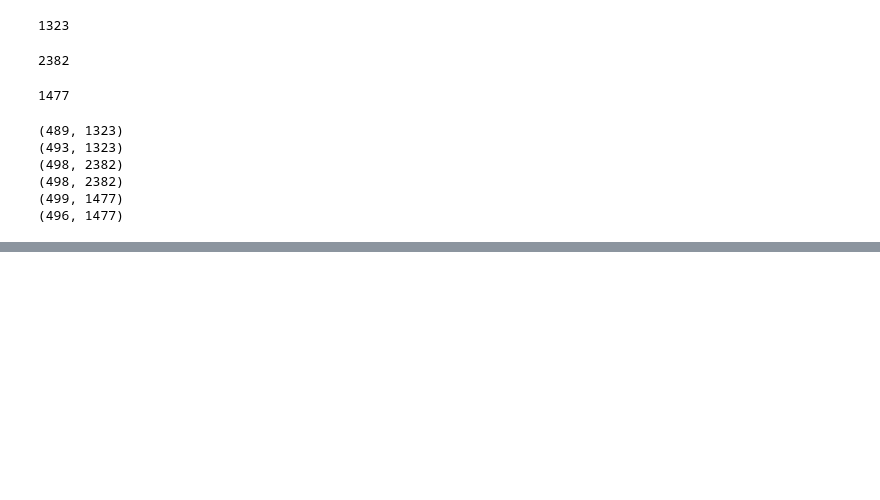
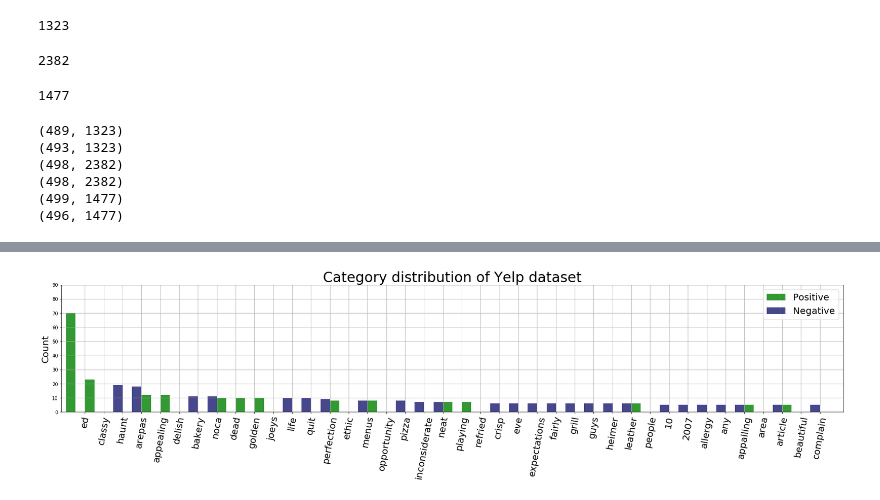
Before and after one commit to EvanYu800112/data_mining_hw_1, a Jupyter notebook: 游雅雯_106065501.ipynb, the cells around one changed output, grey strips where cells are left out. Drawn from its saved outputs; the diff is of its cells as text; code cells hidden in the pictures; blank space fills up the shorter version.

```diff
--- a/游雅雯_106065501.ipynb
+++ b/游雅雯_106065501.ipynb
@@ -291,7 +264,7 @@ yelp_del_dup_counts = yelp_CV.fit_transform(yelp_del_dup.text)
 #get the index which are disjoint words locate
 amazon_idx=myf.get_idx(amazon_words_Set,amazon_CV.get_feature_names())
 imdb_idx=myf.get_idx(imdb_words_Set,imdb_CV.get_feature_names())
-yelp_idx=myfget_idx(yelp_words_Set,yelp_CV.get_feature_names())
+yelp_idx=myf.get_idx(yelp_words_Set,yelp_CV.get_feature_names())
 # %%
 print(amazon_del_dup_counts[:,amazon_idx].toarray()[amazon_pos_idx,:].shape)
 print(amazon_del_dup_counts[:,amazon_idx].toarray()[amazon_neg_idx,:].shape)
@@ -330,0 +377,39 @@ amazon_CV.get_feature_names()
+# %%
+import matplotlib.pyplot as plt
+# Setting the positions and width for the bars
+pos = list(range(len(np.asarray(yelp_pos_disjoint_count_top))))
+width = 0.5
+
+# Plotting the bars
+fig, ax = plt.subplots(figsize=(30,5))
+
+# Create a bar with pre_score data,
+# in position pos,
+plt.bar(pos, np.asarray(yelp_pos_disjoint_count_top), width, alpha=0.8, color='g',label='positive')
+
+# Create a bar with mid_score data,
+# in position pos + some width buffer,
+plt.bar([p + width for p in pos], np.asarray(yelp_neg_disjoint_count_top), width, alpha=0.8,color='midnightblue',label='negative')
+
+# Set the y axis label
+ax.set_ylabel('Count',fontsize=20)
+
+# Set the chart's title
+ax.set_title('Category distribution of Yelp dataset',fontsize=30)
+
+# Set the position of the x ticks
+ax.set_xticks([p + 1.5 * width for p in pos])
+
+# Set the labels for the x ticks
+ax.set_xticklabels(myf.cat_subset_by_index(yelp_CV.get_feature_names(),yelp_disjoint_count_sort[0:40]),rotation=80,fontsize=20)
+
+# Setting the x-axis and y-axis limits
+plt.xlim(min(pos)-width, max(pos)+width*4)
+plt.ylim([0, 90])
+
+# Adding the legend and showing the plot
+plt.legend(['Positive', 'Negative'], loc='upper right',fontsize=20)
+plt.grid()
+plt.show()
+# %% [output]
+[figure, added]
```
Also changed, not shown: parts of 22 cells of this notebook, 1 other file.
